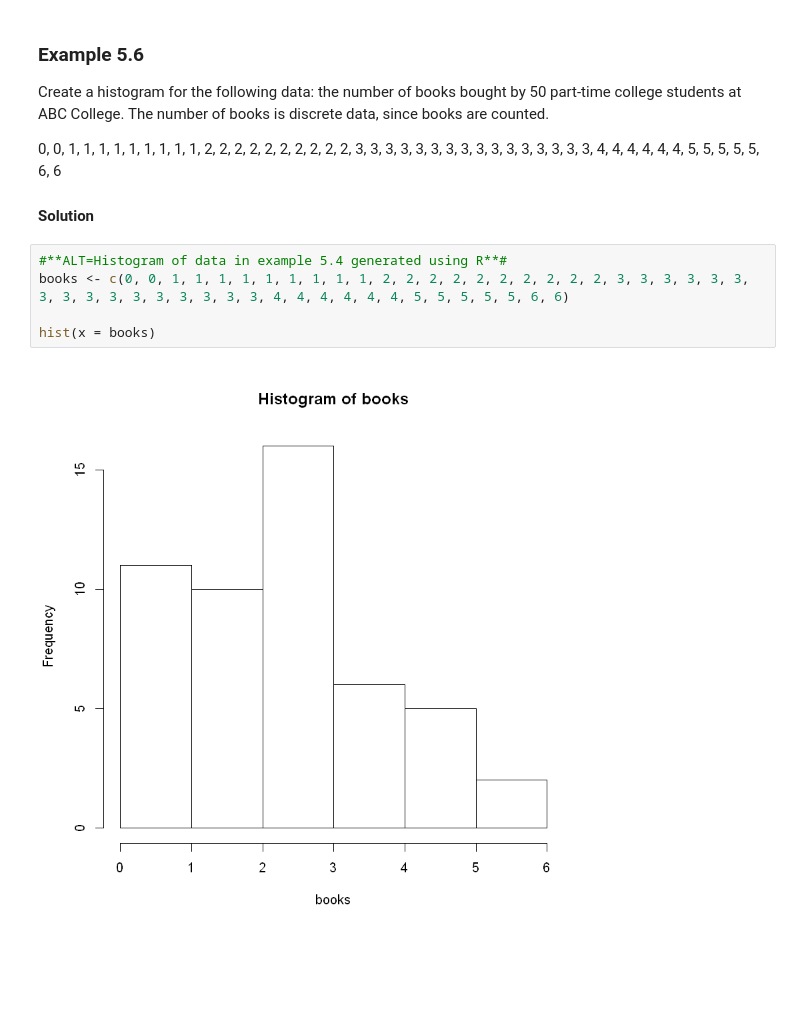
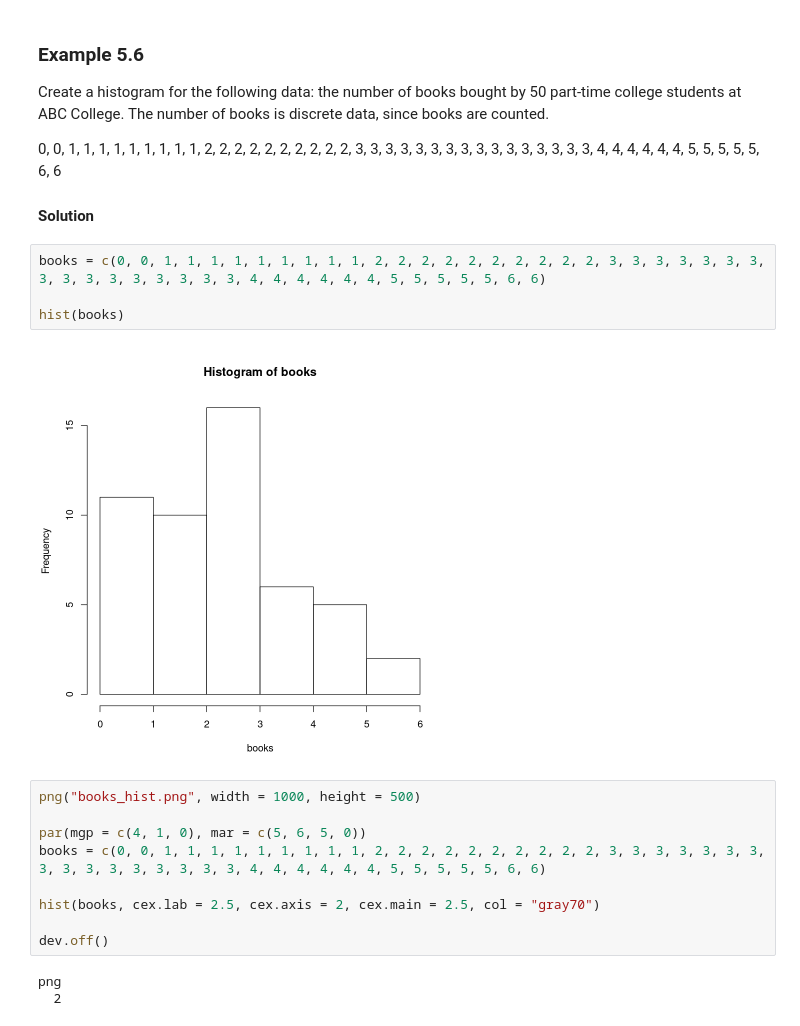
Before and after one commit to ProfBaldwin/IntroStatsR, a Jupyter notebook: _build/jupyter_execute/Ch1 Sampling and Data/1.4 Tables and Charts.ipynb, the cells around one changed output. Cells and saved outputs as stored; diff of their text form; blank space fills up the shorter version.

```diff
--- a/_build/jupyter_execute/Ch1 Sampling and Data/1.4 Tables and Charts.ipynb
+++ b/_build/jupyter_execute/Ch1 Sampling and Data/1.4 Tables and Charts.ipynb
@@ -495,9 +567,20 @@ Create a histogram for the following data: the number of books bought by 50 part
 
 #### Solution
 # %%
-#**ALT=Histogram of data in example 5.4 generated using R**#
-books <- c(0, 0, 1, 1, 1, 1, 1, 1, 1, 1, 1, 2, 2, 2, 2, 2, 2, 2, 2, 2, 2, 3, 3, 3, 3, 3, 3, 3, 3, 3, 3, 3, 3, 3, 3, 3, 3, 4, 4, 4, 4, 4, 4, 5, 5, 5, 5, 5, 6, 6)
+books = c(0, 0, 1, 1, 1, 1, 1, 1, 1, 1, 1, 2, 2, 2, 2, 2, 2, 2, 2, 2, 2, 3, 3, 3, 3, 3, 3, 3, 3, 3, 3, 3, 3, 3, 3, 3, 3, 4, 4, 4, 4, 4, 4, 5, 5, 5, 5, 5, 6, 6)
 
-hist(x = books)
+hist(books)
 # %% [output]
-[figure, old version]
+[figure, new version]
+# %%
+png("books_hist.png", width = 1000, height = 500)
+
+par(mgp = c(4, 1, 0), mar = c(5, 6, 5, 0))
+books = c(0, 0, 1, 1, 1, 1, 1, 1, 1, 1, 1, 2, 2, 2, 2, 2, 2, 2, 2, 2, 2, 3, 3, 3, 3, 3, 3, 3, 3, 3, 3, 3, 3, 3, 3, 3, 3, 4, 4, 4, 4, 4, 4, 5, 5, 5, 5, 5, 6, 6)
+
+hist(books, cex.lab = 2.5, cex.axis = 2, cex.main = 2.5, col = "gray70")
+
+dev.off()
+# %% [output]
+png
+  2
```
Also changed, not shown: parts of 15 cells of this notebook, 23 other files.
